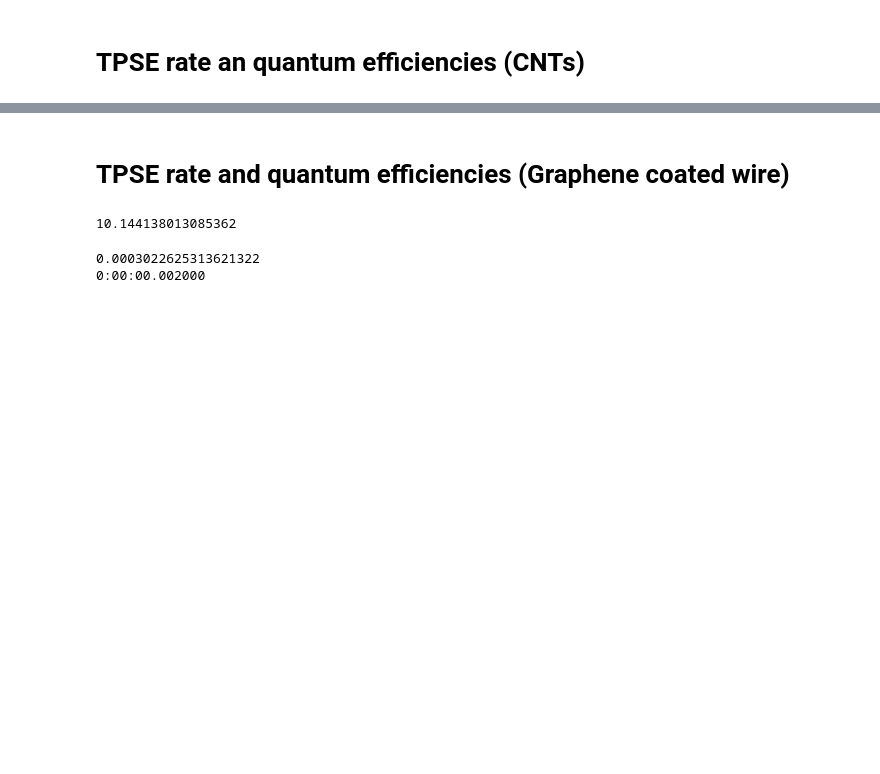
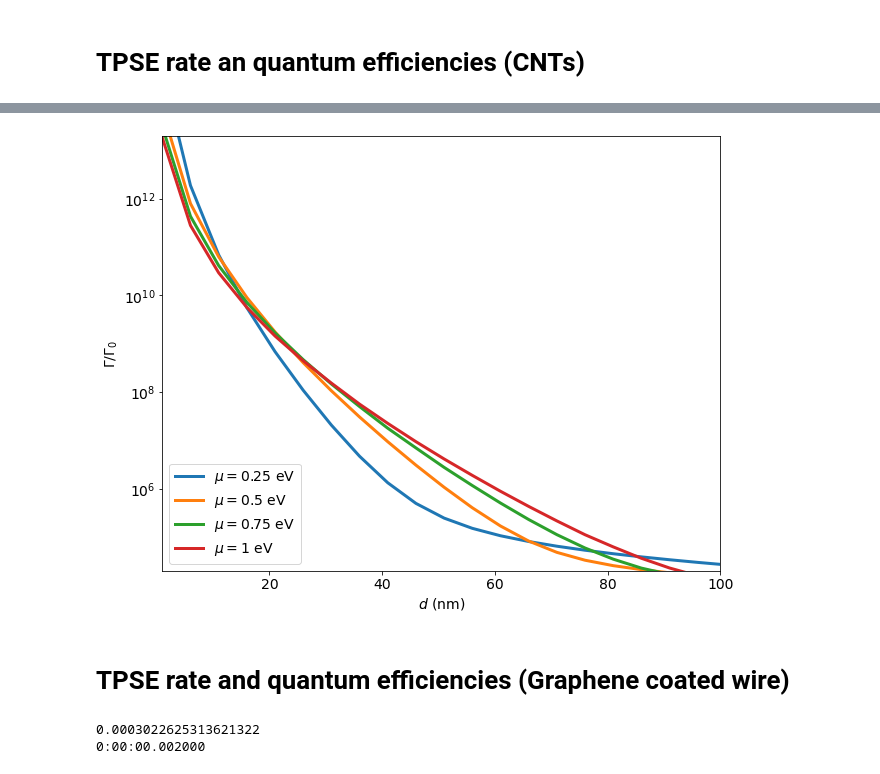
Before and after one commit to yurimuniz7/PhD-projects, a Jupyter notebook: carbon_nanotubes/plots.ipynb, the cells around one changed output, grey strips where cells are left out. Saved outputs shown, nothing was run; the diff lists cells and outputs as text; code cells hidden in the pictures; blank space fills up the shorter version.

```diff
--- a/carbon_nanotubes/plots.ipynb
+++ b/carbon_nanotubes/plots.ipynb
@@ -144,2 +283,20 @@ plt.yscale('log')
+# %%
+Gammas = np.load('Gamma_CNT.npy')
+#G0 = Gamma_0(d_matrix, 5, 4, 10, omegaCut)
+
+plt.plot(np.arange(1,102,5),Gammas[0]/G0, label='$\mu = 0.25$ eV', linewidth=3)
+plt.plot(np.arange(1,102,5),Gammas[1]/G0, label='$\mu = 0.5$ eV', linewidth=3)
+plt.plot(np.arange(1,102,5),Gammas[2]/G0, label='$\mu = 0.75$ eV', linewidth=3)
+plt.plot(np.arange(1,102,5),Gammas[3]/G0, label='$\mu = 1$ eV', linewidth=3)
+
+
+plt.xlim([1,100])
+plt.ylim([2*10**4,2*10**13])
+plt.legend(loc='lower left')
+plt.xlabel('$d$ (nm)')
+plt.ylabel('$\Gamma/\Gamma_0$')
+plt.yscale('log')
+# %% [output]
+[figure, added]
 # %% [markdown]
 # TPSE rate and quantum efficiencies (Graphene coated wire)
@@ -159,5 +302,0 @@ d_matrix.append(dng)
-# %%
-omegaCut = 0.0000044*e/hbar
-Gamma_0(d_matrix, 2, 1, 10, omegaCut)
-# %% [output]
-10.144138013085362
```
Also changed, not shown: parts of 15 cells of this notebook, 1 other file.
